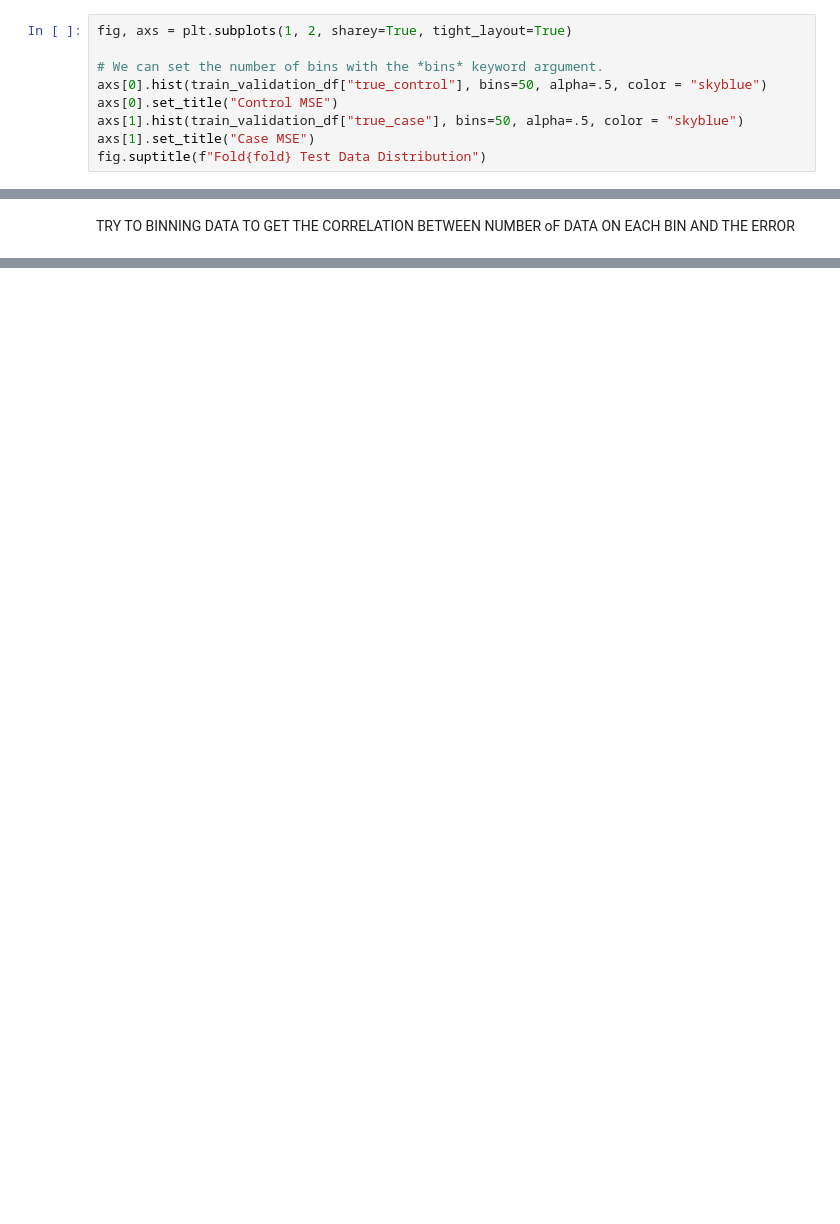
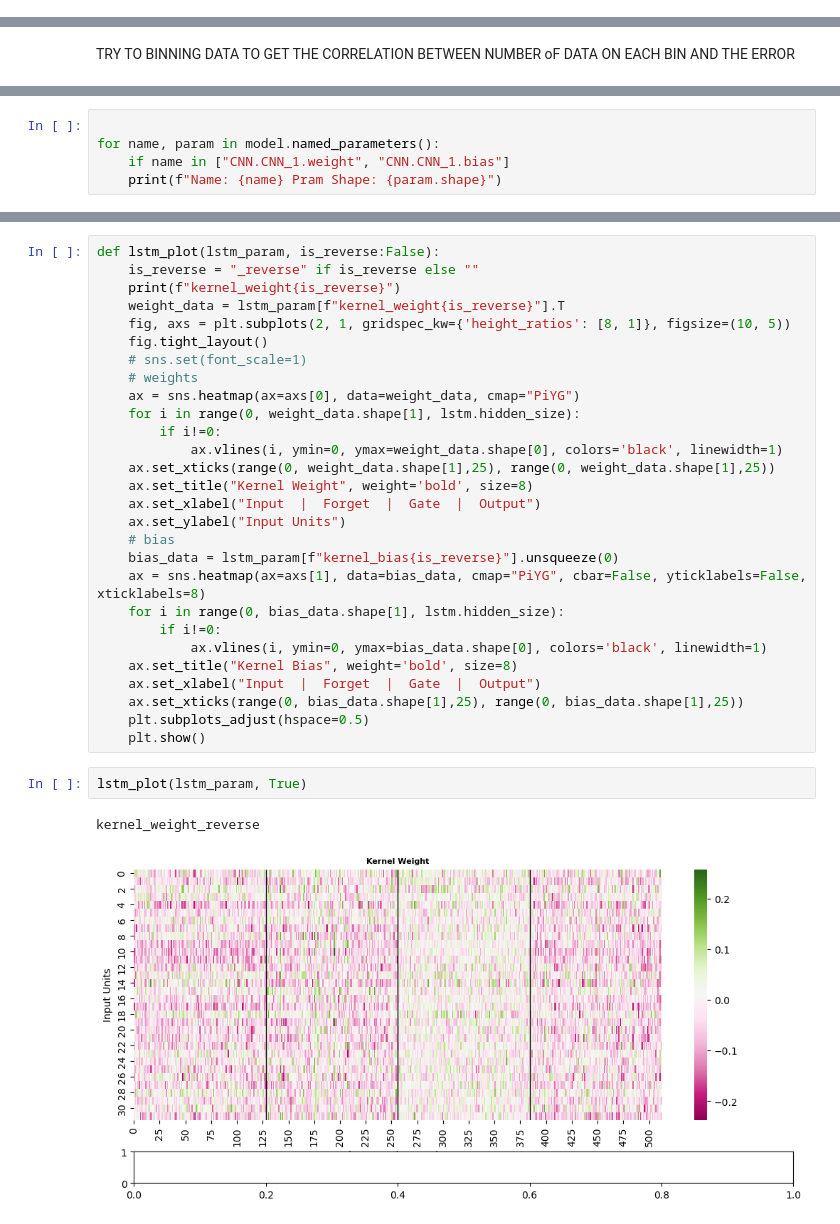
Before and after one commit to abdulfaqihalm/ucph_thesis, a Jupyter notebook: analysis/training_data_viz.ipynb, the cells around one changed output, grey strips where cells are left out. Drawn from its saved outputs; the diff is of its cells as text; blank space fills up the shorter version.

```diff
--- a/analysis/training_data_viz.ipynb
+++ b/analysis/training_data_viz.ipynb
@@ -311,9 +271,0 @@ Text(0.5, 0.98, 'Fold1 Test Data Distribution')
-# %%
-fig, axs = plt.subplots(1, 2, sharey=True, tight_layout=True)
-
-# We can set the number of bins with the *bins* keyword argument.
-axs[0].hist(train_validation_df["true_control"], bins=50, alpha=.5, color = "skyblue")
-axs[0].set_title("Control MSE")
-axs[1].hist(train_validation_df["true_case"], bins=50, alpha=.5, color = "skyblue")
-axs[1].set_title("Case MSE")
-fig.suptitle(f"Fold{fold} Test Data Distribution")
@@ -389,0 +351,5 @@ calculate_weights()
+# %%
+
+for name, param in model.named_parameters():
+    if name in ["CNN.CNN_1.weight", "CNN.CNN_1.bias"]
+    print(f"Name: {name} Pram Shape: {param.shape}")
@@ -389,0 +476,33 @@ calculate_weights()
+# %%
+def lstm_plot(lstm_param, is_reverse:False):
+    is_reverse = "_reverse" if is_reverse else ""
+    print(f"kernel_weight{is_reverse}")
+    weight_data = lstm_param[f"kernel_weight{is_reverse}"].T
+    fig, axs = plt.subplots(2, 1, gridspec_kw={'height_ratios': [8, 1]}, figsize=(10, 5))
+    fig.tight_layout()
+    # sns.set(font_scale=1)
+    # weights
+    ax = sns.heatmap(ax=axs[0], data=weight_data, cmap="PiYG")
+    for i in range(0, weight_data.shape[1], lstm.hidden_size):
+        if i!=0:
+            ax.vlines(i, ymin=0, ymax=weight_data.shape[0], colors='black', linewidth=1)
+    ax.set_xticks(range(0, weight_data.shape[1],25), range(0, weight_data.shape[1],25))
+    ax.set_title("Kernel Weight", weight='bold', size=8)
+    ax.set_xlabel("Input  |  Forget  |  Gate  |  Output")
+    ax.set_ylabel("Input Units")
+    # bias
+    bias_data = lstm_param[f"kernel_bias{is_reverse}"].unsqueeze(0)
+    ax = sns.heatmap(ax=axs[1], data=bias_data, cmap="PiYG", cbar=False, yticklabels=False, xticklabels=8)
+    for i in range(0, bias_data.shape[1], lstm.hidden_size):
+        if i!=0:
+            ax.vlines(i, ymin=0, ymax=bias_data.shape[0], colors='black', linewidth=1)
+    ax.set_title("Kernel Bias", weight='bold', size=8)
+    ax.set_xlabel("Input  |  Forget  |  Gate  |  Output")
+    ax.set_xticks(range(0, bias_data.shape[1],25), range(0, bias_data.shape[1],25))
+    plt.subplots_adjust(hspace=0.5)
+    plt.show()
+# %%
+lstm_plot(lstm_param, True)
+# %% [output]
+kernel_weight_reverse
+[figure, added]
```
Also changed, not shown: parts of 34 cells of this notebook, 27 other files.
